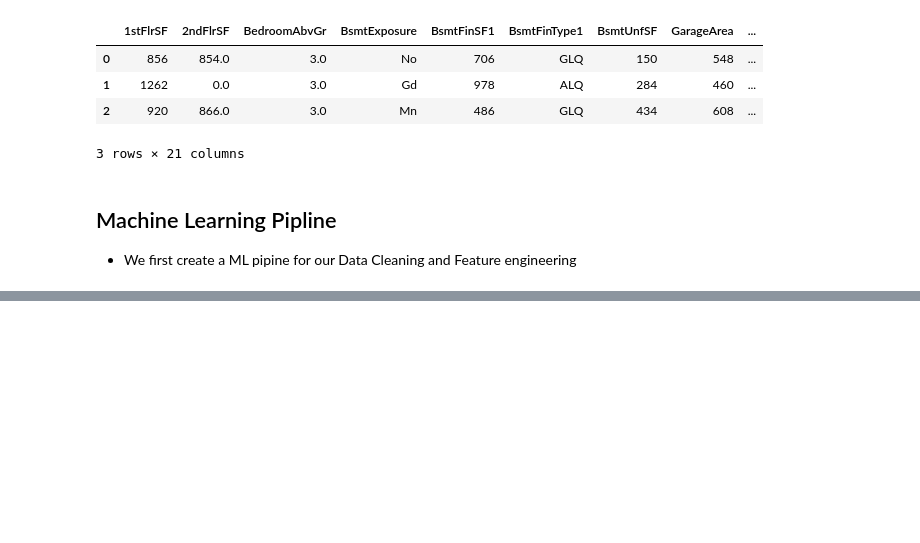
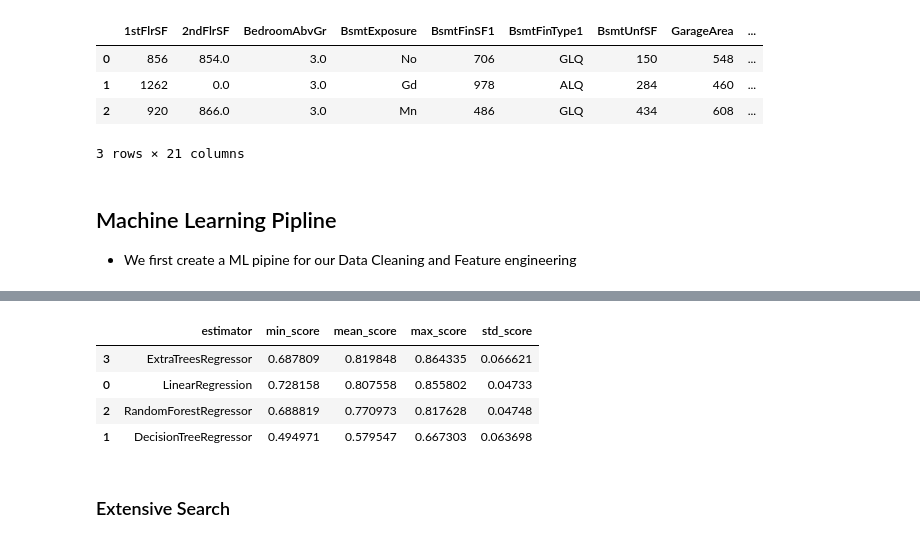
Before and after one commit to craig-grant630/Heritage-Housing, a Jupyter notebook: jupyter_notebooks/DataPrediction.ipynb, the cells around one changed output, grey strips where cells are left out. Saved outputs shown, nothing was run; the diff lists cells and outputs as text; code cells hidden in the pictures; blank space fills up the shorter version.

```diff
--- a/jupyter_notebooks/DataPrediction.ipynb
+++ b/jupyter_notebooks/DataPrediction.ipynb
@@ -119,0 +192,14 @@ def PipelineOptimization(model):
+# %%
+models_quick_search = {
+    'LinearRegression': LinearRegression(),
+    "DecisionTreeRegressor": DecisionTreeRegressor(random_state=0),
+    "RandomForestRegressor": RandomForestRegressor(random_state=0),
+    "ExtraTreesRegressor": ExtraTreesRegressor(random_state=0),
+}
+
+params_quick_search = {
+    'LinearRegression': {},
+    "DecisionTreeRegressor": {},
+    "RandomForestRegressor": {},
+    "ExtraTreesRegressor": {},
+}
@@ -119,0 +226,11 @@ def PipelineOptimization(model):
+# %%
+grid_search_summary, grid_search_pipelines = search.score_summary(sort_by='mean_score')
+grid_search_summary
+# %% [output]
+|  | estimator | min_score | mean_score | max_score | std_score |
+| 3 | ExtraTreesRegressor | 0.687809 | 0.819848 | 0.864335 | 0.066621 |
+| 0 | LinearRegression | 0.728158 | 0.807558 | 0.855802 | 0.04733 |
+| 2 | RandomForestRegressor | 0.688819 | 0.770973 | 0.817628 | 0.04748 |
+| 1 | DecisionTreeRegressor | 0.494971 | 0.579547 | 0.667303 | 0.063698 |
+# %% [markdown]
+### Extensive Search
```
Also changed, not shown: parts of 15 cells of this notebook.
